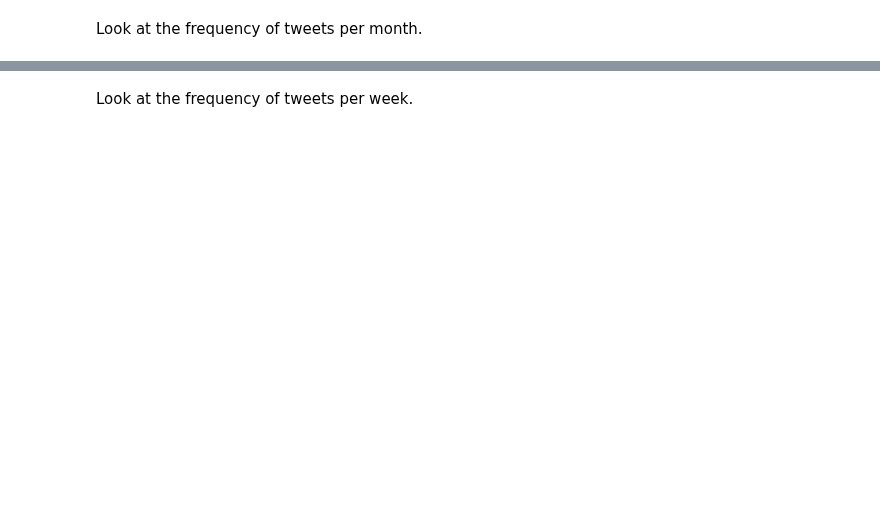
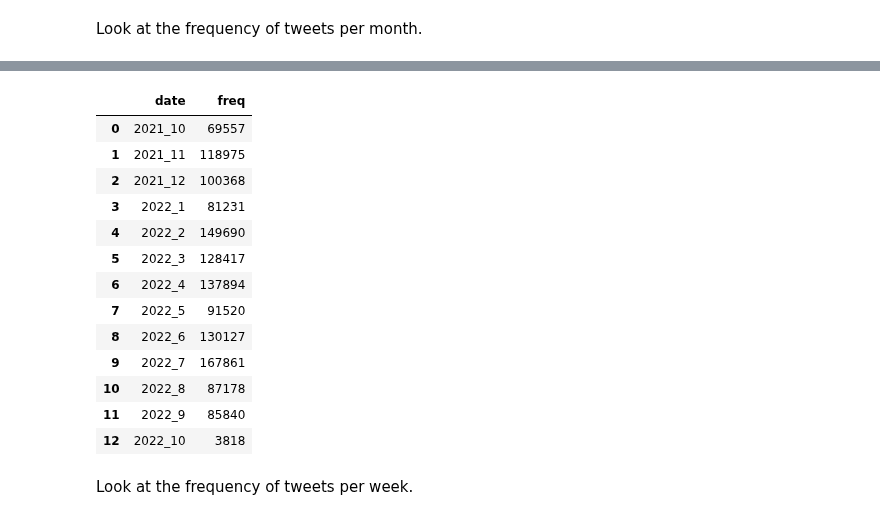
Before and after one commit to atyvaert/big-data, a Jupyter notebook: src/Exploration_Notebooks/Wouter_Exploration.ipynb, the cells around one changed output, grey strips where cells are left out. Cells and saved outputs as stored; diff of their text form; code cells hidden in the pictures; blank space fills up the shorter version.

```diff
--- a/src/Exploration_Notebooks/Wouter_Exploration.ipynb
+++ b/src/Exploration_Notebooks/Wouter_Exploration.ipynb
@@ -160,0 +123,3 @@ freq_month.plot.bar(x='month', y='freq')
+# %%
+freq_month = df.withColumn("year", year(df["post_created_at"]))
+freq_month = freq_month.withColumn("month", month(df["post_created_at"]))
@@ -160,0 +147,6 @@ freq_month.plot.bar(x='month', y='freq')
+# %%
+freq_month = freq_month.groupBy('year', 'month').agg(countDistinct("full_text"))\
+                    .withColumnRenamed("count(full_text)", "freq") \
+                        .sort('year', 'month', ascending = True)
+freq_month = freq_month.select(concat_ws('_',freq_month.year, freq_month.month)\
+                            .alias('date'), 'freq').toPandas()
@@ -160,0 +172,17 @@ freq_month.plot.bar(x='month', y='freq')
+# %%
+freq_month
+# %% [output]
+|  | date | freq |
+| 0 | 2021_10 | 69557 |
+| 1 | 2021_11 | 118975 |
+| 2 | 2021_12 | 100368 |
+| 3 | 2022_1 | 81231 |
+| 4 | 2022_2 | 149690 |
+| 5 | 2022_3 | 128417 |
+| 6 | 2022_4 | 137894 |
+| 7 | 2022_5 | 91520 |
+| 8 | 2022_6 | 130127 |
+| 9 | 2022_7 | 167861 |
+| 10 | 2022_8 | 87178 |
+| 11 | 2022_9 | 85840 |
+| 12 | 2022_10 | 3818 |
```
Also changed, not shown: parts of 36 cells of this notebook, 4 other files.
